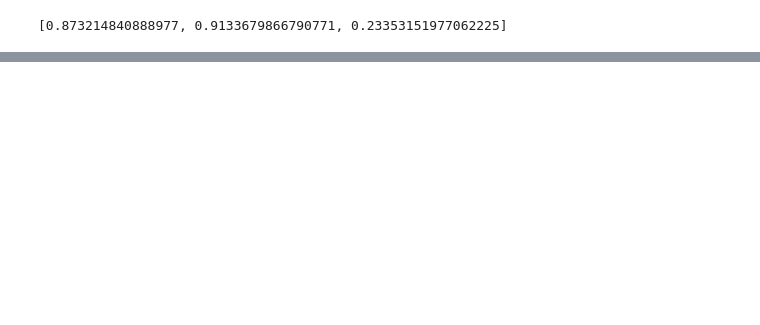
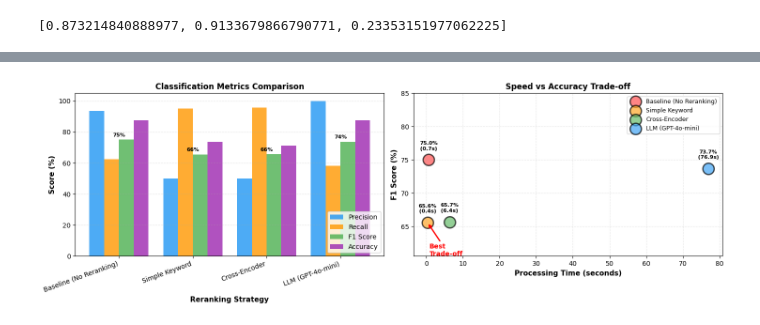
Before and after one commit to Farzad-R/LLM-Zero-to-Hundred, a Jupyter notebook: Semantic-Caching/semantic_caching_intro.ipynb, the cells around one changed output, grey strips where cells are left out. Saved outputs shown, nothing was run; the diff lists cells and outputs as text; code cells hidden in the pictures; blank space fills up the shorter version.

```diff
--- a/Semantic-Caching/semantic_caching_intro.ipynb
+++ b/Semantic-Caching/semantic_caching_intro.ipynb
@@ -1287,7 +1285,7 @@ for model_name, display_name in models_to_compare:
     })
 
     print(f"{display_name:<25} {result.f1_score:<10.2%} {result.precision:<12.2%} "
-          f"{result.recall:<12.2%} {elapsed:<10.1f}s")
+          f"{result.recall:<12.2%} {elapsed:<1f}s")
 # %% [output]
 📊 Model Comparison (threshold=0.3):
 
@@ -1631,0 +1966,12 @@ cross_encoder.predict(
+# %%
+# Print results summary table
+print("\n📊 RERANKING STRATEGY COMPARISON\n")
+print(f"{'Strategy':<25} {'Precision':<12} {'Recall':<12} {'F1 Score':<12} {'Accuracy':<12} {'Time(s)'}")
+print("="*90)
+
+for strategy_name, _ in reranking_strategies:
+    r = reranking_results[strategy_name]
+    print(f"{strategy_name:<25} {r['precision']:<12.1%} {r['recall']:<12.1%} "
+          f"{r['f1']:<12.1%} {r['accuracy']:<12.1%} {r['time']:<8.2f}")
+
+print("\n" + "="*90)
@@ -1631,0 +2106,71 @@ cross_encoder.predict(
+# %%
+# Create performance comparison visualizations
+fig, axes = plt.subplots(1, 2, figsize=(15, 5))
+
+strategy_names = [name for name, _ in reranking_strategies]
+precisions = [reranking_results[name]['precision'] * 100 for name in strategy_names]
+recalls = [reranking_results[name]['recall'] * 100 for name in strategy_names]
+f1_scores = [reranking_results[name]['f1'] * 100 for name in strategy_names]
+accuracies = [reranking_results[name]['accuracy'] * 100 for name in strategy_names]
+times = [reranking_results[name]['time'] for name in strategy_names]
+
+# Plot 1: Metrics comparison bar chart
+x = np.arange(len(strategy_names))
+width = 0.2
+
+axes[0].bar(x - 1.5*width, precisions, width, label='Precision', color='#2196F3', alpha=0.8)
+axes[0].bar(x - 0.5*width, recalls, width, label='Recall', color='#FF9800', alpha=0.8)
+axes[0].bar(x + 0.5*width, f1_scores, width, label='F1 Score', color='#4CAF50', alpha=0.8)
+axes[0].bar(x + 1.5*width, accuracies, width, label='Accuracy', color='#9C27B0', alpha=0.8)
+
+axes[0].set_xlabel('Reranking Strategy', fontweight='bold', fontsize=11)
+axes[0].set_ylabel('Score (%)', fontweight='bold', fontsize=11)
+axes[0].set_title('Classification Metrics Comparison', fontweight='bold', fontsize=12)
+axes[0].set_xticks(x)
+axes[0].set_xticklabels(strategy_names, rotation=20, ha='right')
+axes[0].legend(loc='lower right')
+axes[0].grid(axis='y', alpha=0.3, linestyle='--')
+axes[0].set_ylim([0, 105])
+
+# Add F1 value labels
+for i, v in enumerate(f1_scores):
+    axes[0].text(i, v + 2, f"{v:.0f}%", ha='center', fontsize=8, fontweight='bold')
+
+# Plot 2: Speed vs F1 Score scatter plot
+colors = ['#FF5252', '#FFA726', '#66BB6A', '#42A5F5']
+for i, name in enumerate(strategy_names):
+    axes[1].scatter(times[i], f1_scores[i], s=300, alpha=0.7,
+                   c=colors[i], label=name, edgecolors='black', linewidth=2)
+    # Add annotations
+    axes[1].annotate(f"{f1_scores[i]:.1f}%\n({times[i]:.1f}s)",
+                    (times[i], f1_scores[i]),
+                    textcoords="offset points",
+                    xytext=(0, 15),
+                    ha='center',
+                    fontsize=8,
+                    fontweight='bold')
+
+axes[1].set_xlabel('Processing Time (seconds)', fontweight='bold', fontsize=11)
+axes[1].set_ylabel('F1 Score (%)', fontweight='bold', fontsize=11)
+axes[1].set_title('Speed vs Accuracy Trade-off', fontweight='bold', fontsize=12)
+axes[1].legend(loc='best', fontsize=9)
+axes[1].grid(True, alpha=0.3, linestyle='--')
+axes[1].set_ylim([min(f1_scores) - 5, max(f1_scores) + 10])
+
+# Highlight best trade-off (best F1/time ratio)
+ratios = [f1 / max(t, 0.1) for f1, t in zip(f1_scores, times)]
+best_idx = ratios.index(max(ratios))
+axes[1].annotate('Best\nTrade-off',
+                xy=(times[best_idx], f1_scores[best_idx]),
+                xytext=(times[best_idx] + 0.5, f1_scores[best_idx] - 5),
+                arrowprops=dict(arrowstyle='->', color='red', lw=2),
+                fontsize=10, fontweight='bold', color='red')
+
+plt.tight_layout()
+plt.show()
+
+print("\n💡 Chart Interpretation:")
+print("   Left: Metrics across strategies (higher = better)")
+print("   Right: Speed-accuracy trade-off (top-left = ideal: high F1, low time)")
+# %% [output]
+[figure, added]
```
Also changed, not shown: parts of 19 cells of this notebook, 1 other file.
